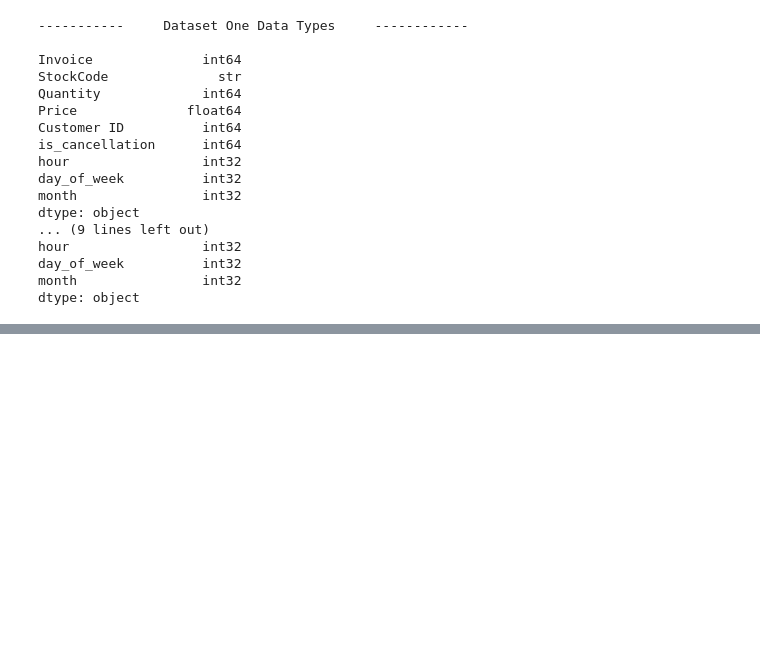
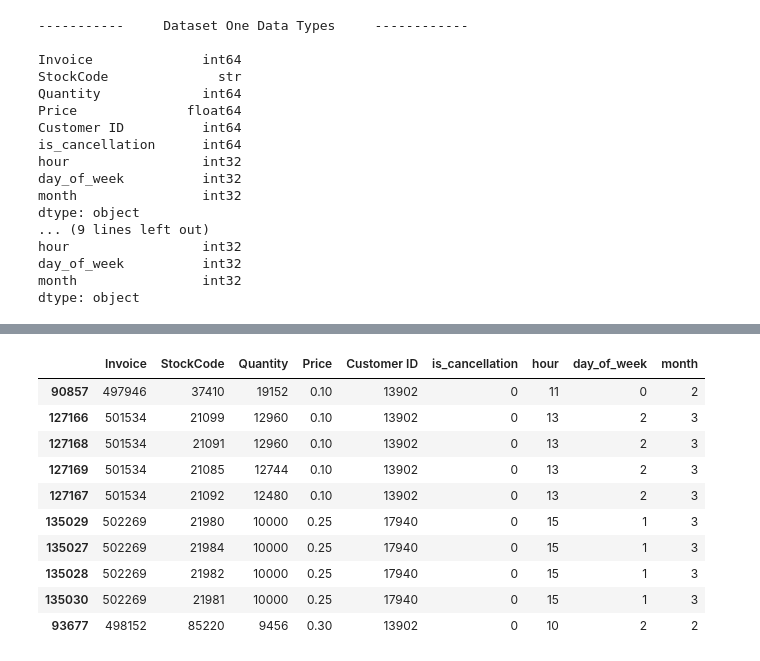
Before and after one commit to calAshy/theCoffeeCo, a Jupyter notebook: 0_Data/processed_data/MasterDF.ipynb, the cells around one changed output, grey strips where cells are left out. Cells and saved outputs as stored; diff of their text form; code cells hidden in the pictures; blank space fills up the shorter version.

```diff
--- a/0_Data/processed_data/MasterDF.ipynb
+++ b/0_Data/processed_data/MasterDF.ipynb
@@ -434,0 +568,14 @@ Name: StockCode, dtype: int64
+# %%
+df1.sort_values('Quantity', ascending=False).head(10)
+# %% [output]
+|  | Invoice | StockCode | Quantity | Price | Customer ID | is_cancellation | hour | day_of_week | month |
+| 90857 | 497946 | 37410 | 19152 | 0.10 | 13902 | 0 | 11 | 0 | 2 |
+| 127166 | 501534 | 21099 | 12960 | 0.10 | 13902 | 0 | 13 | 2 | 3 |
+| 127168 | 501534 | 21091 | 12960 | 0.10 | 13902 | 0 | 13 | 2 | 3 |
+| 127169 | 501534 | 21085 | 12744 | 0.10 | 13902 | 0 | 13 | 2 | 3 |
+| 127167 | 501534 | 21092 | 12480 | 0.10 | 13902 | 0 | 13 | 2 | 3 |
+| 135029 | 502269 | 21980 | 10000 | 0.25 | 17940 | 0 | 15 | 1 | 3 |
+| 135027 | 502269 | 21984 | 10000 | 0.25 | 17940 | 0 | 15 | 1 | 3 |
+| 135028 | 502269 | 21982 | 10000 | 0.25 | 17940 | 0 | 15 | 1 | 3 |
+| 135030 | 502269 | 21981 | 10000 | 0.25 | 17940 | 0 | 15 | 1 | 3 |
+| 93677 | 498152 | 85220 | 9456 | 0.30 | 13902 | 0 | 10 | 2 | 2 |
```
Also changed, not shown: parts of 24 cells of this notebook, 1 other file.
